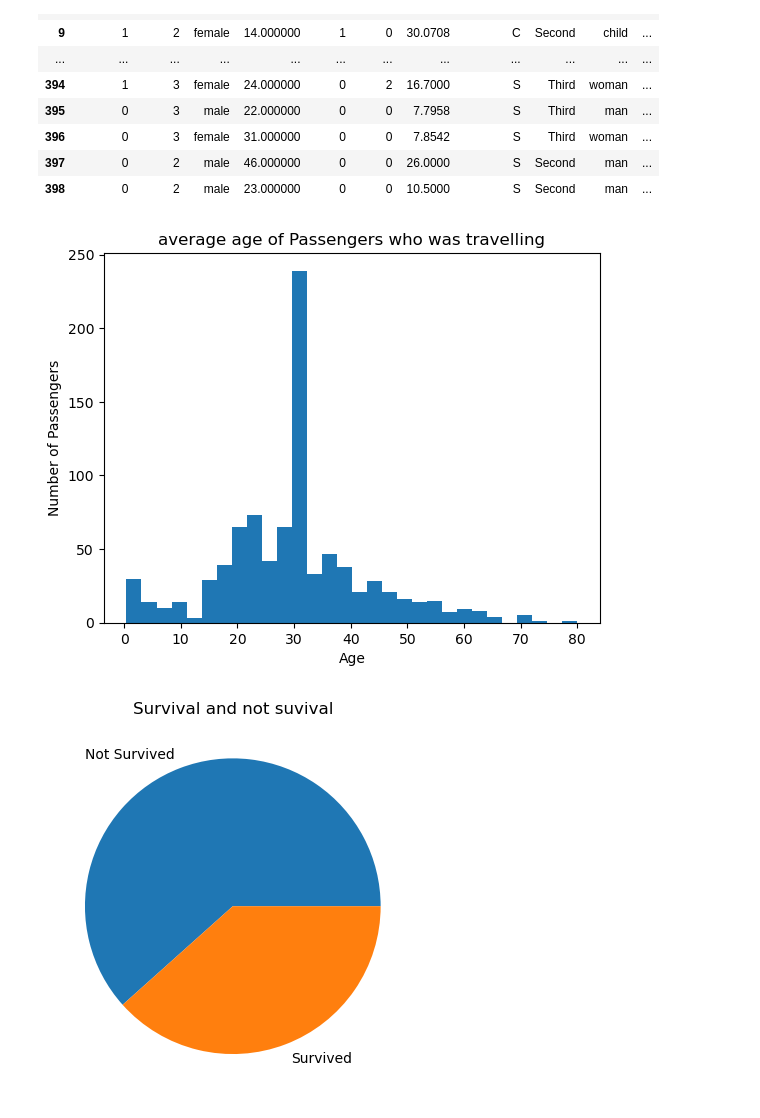
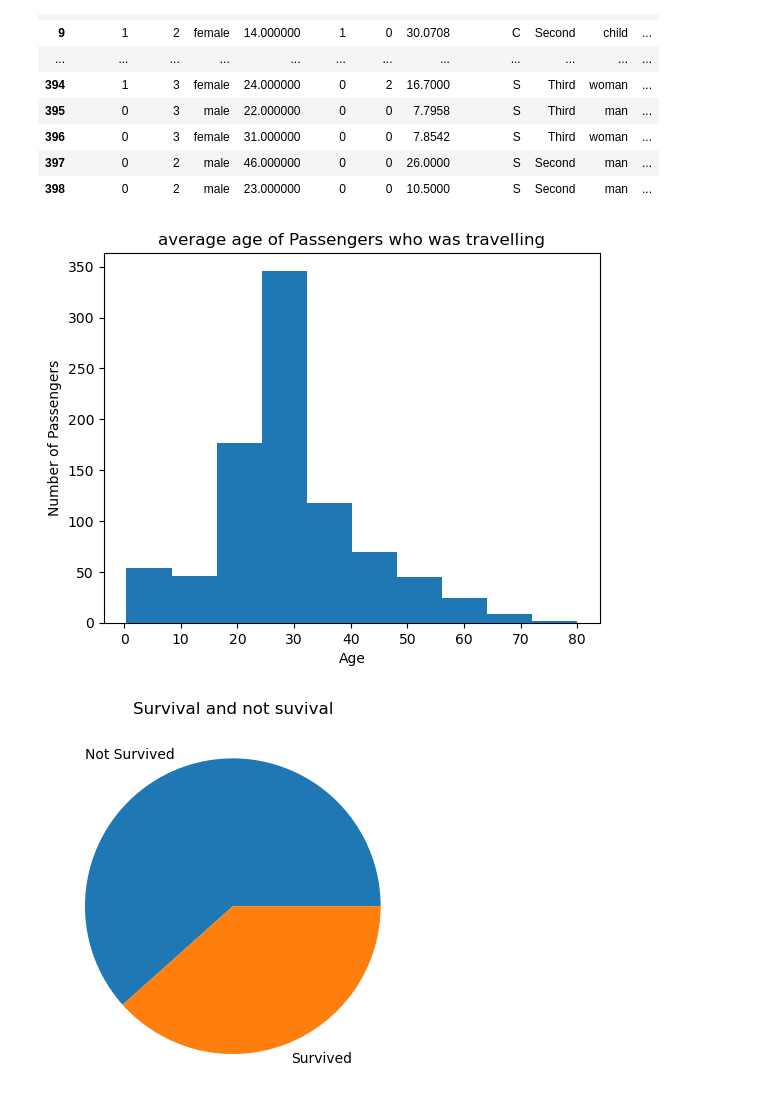
Before and after one commit to pankajvshnv/seaborn_titanic_marathon, a Jupyter notebook: seaborn_17_oct.ipynb, the cells around one changed output. Drawn from its saved outputs; the diff is of its cells as text; code cells hidden in the pictures.

```diff
--- a/seaborn_17_oct.ipynb
+++ b/seaborn_17_oct.ipynb
@@ -186,13 +186,14 @@ data
 | 397 | 0 | 2 | male | 46.000000 | 0 | 0 | 26.0000 | S | Second | man | ... |
 | 398 | 0 | 2 | male | 23.000000 | 0 | 0 | 10.5000 | S | Second | man | ... |
 # %%
-plt.hist(data["age"], bins=30)
+plt.hist(data["age"])
+
 plt.title("average age of Passengers who was travelling")
 plt.xlabel("Age")
 plt.ylabel("Number of Passengers")
 plt.show()
 # %% [output]
-[figure, old version]
+[figure, new version]
 # %%
 plt.pie(survival_counts, labels=['Not Survived', 'Survived'])
 
```
